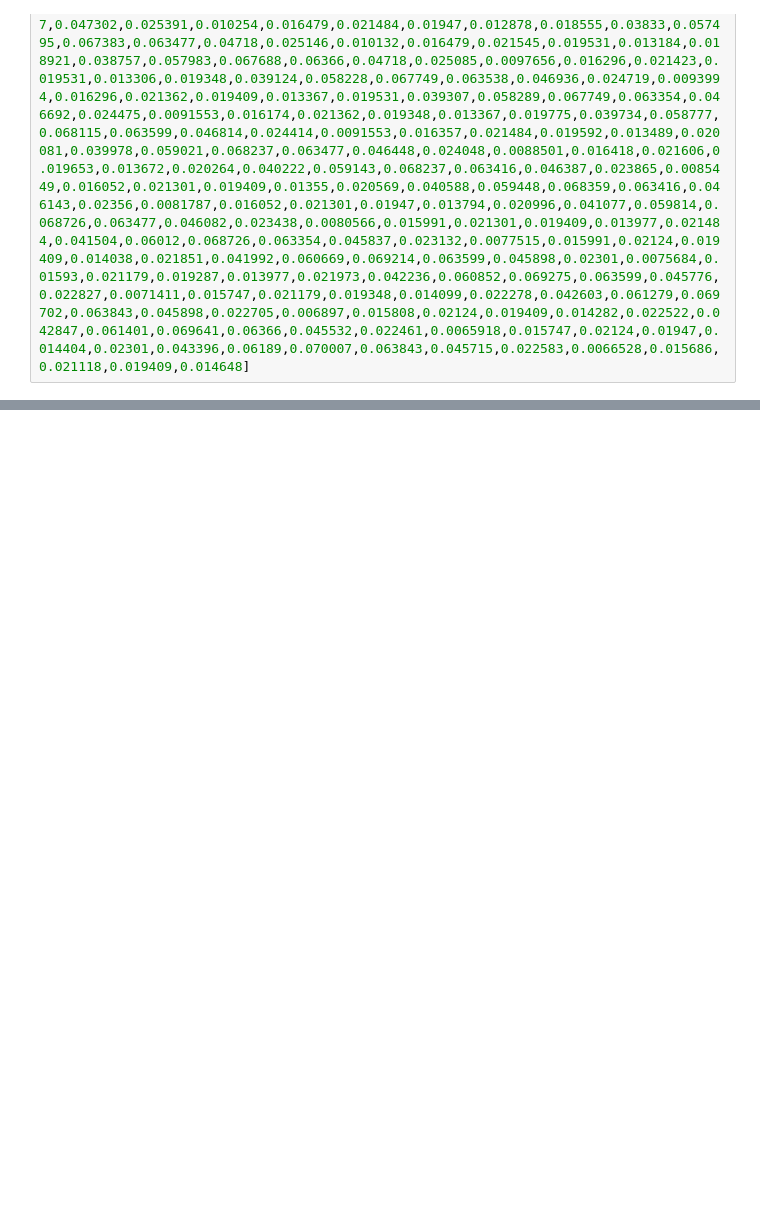
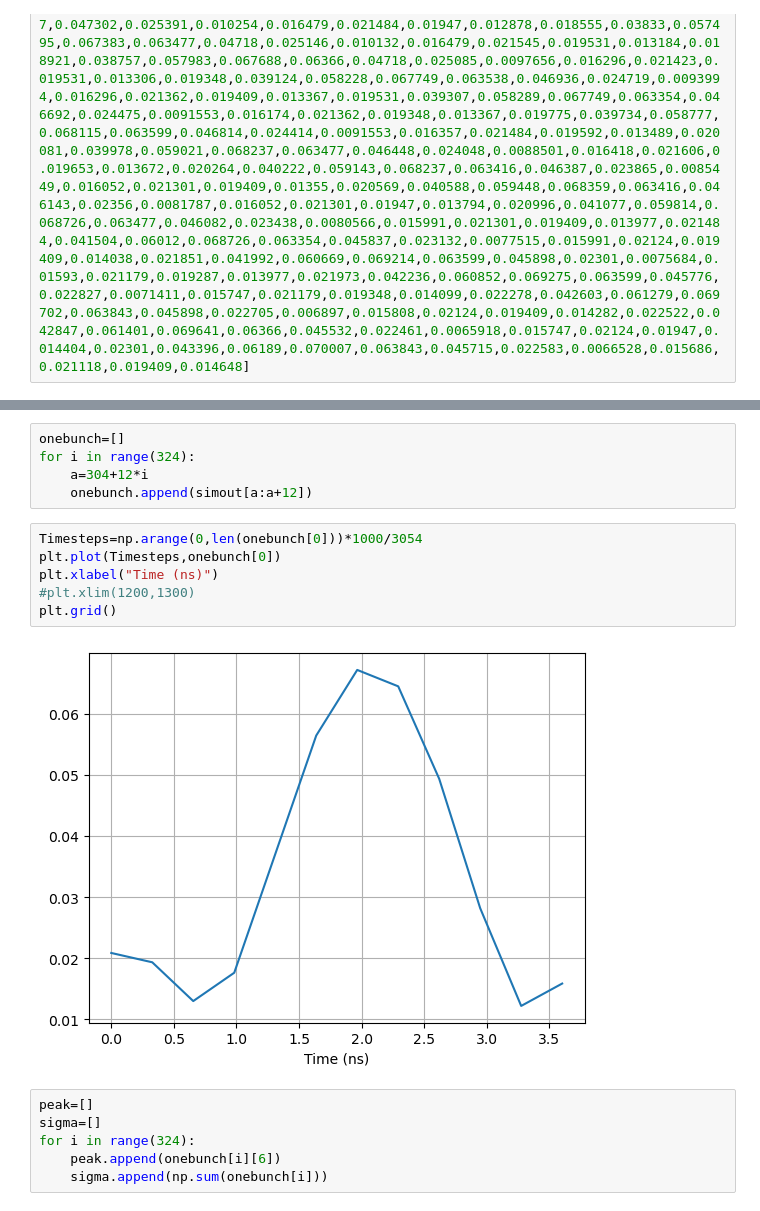
Before and after one commit to slaclab/kek-bpm-rfsoc-dev, a Jupyter notebook: software/notebooks/DiodeWaveform-change-delay.ipynb, the cells around one changed output, grey strips where cells are left out. Drawn from its saved outputs; the diff is of its cells as text; blank space fills up the shorter version.

```diff
--- a/software/notebooks/DiodeWaveform-change-delay.ipynb
+++ b/software/notebooks/DiodeWaveform-change-delay.ipynb
@@ -163,0 +166,19 @@ plt.grid()
+# %%
+onebunch=[]
+for i in range(324):
+    a=304+12*i
+    onebunch.append(simout[a:a+12])
+# %%
+Timesteps=np.arange(0,len(onebunch[0]))*1000/3054
+plt.plot(Timesteps,onebunch[0])
+plt.xlabel("Time (ns)")
+#plt.xlim(1200,1300)
+plt.grid()
+# %% [output]
+[figure, added]
+# %%
+peak=[]
+sigma=[]
+for i in range(324):
+    peak.append(onebunch[i][6])
+    sigma.append(np.sum(onebunch[i]))
```
Also changed, not shown: parts of 4 cells of this notebook, 2 other files.
